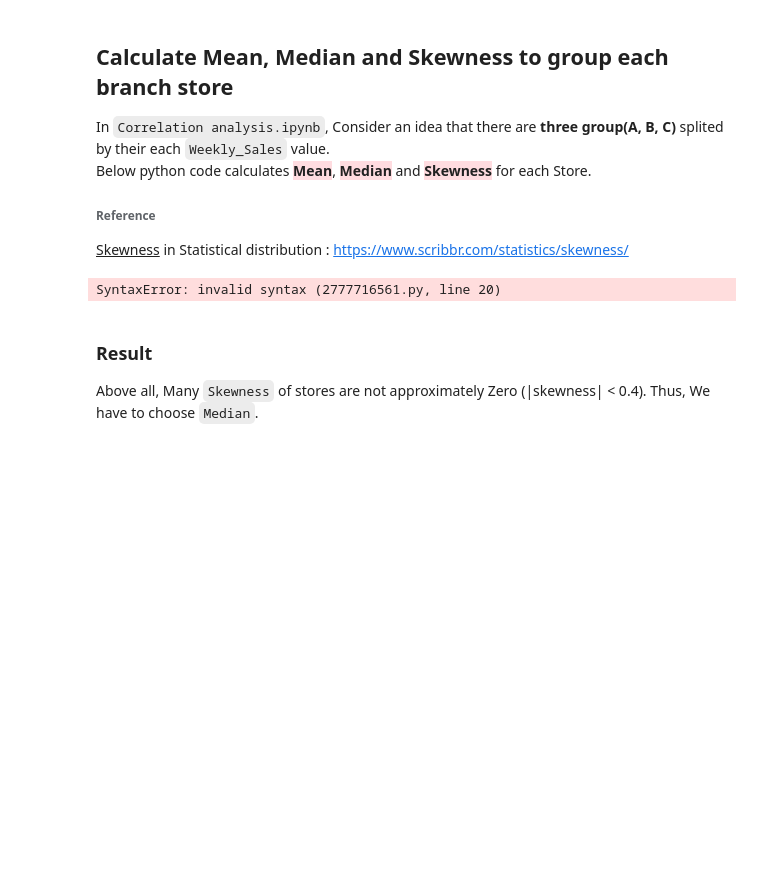
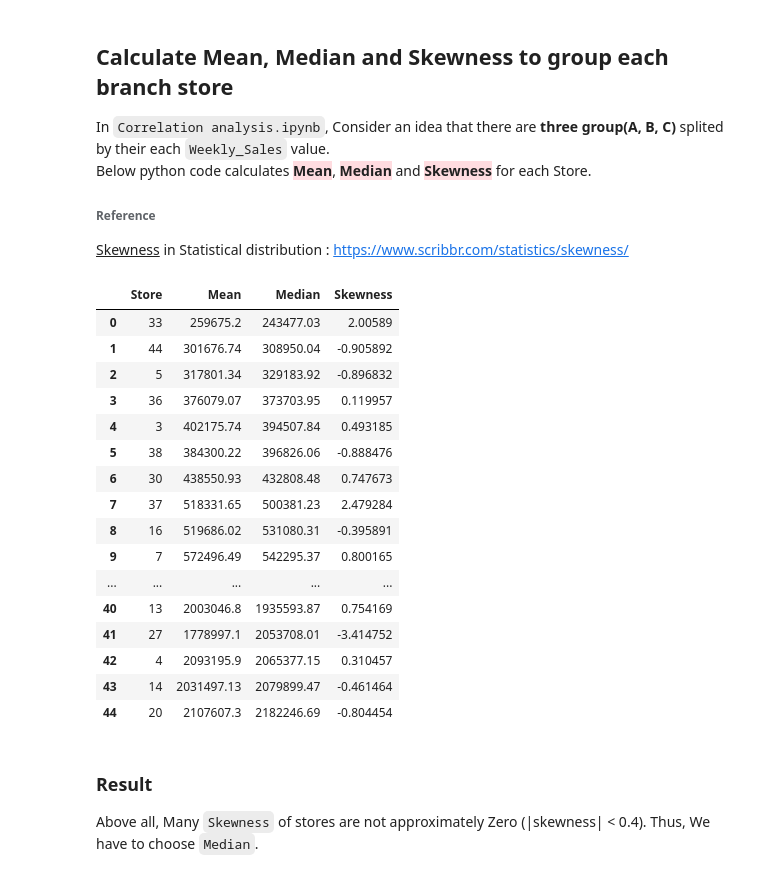
Before and after one commit to sungjk1999/dacon-sales-forecast, a Jupyter notebook: Groupping each branch store.ipynb, the cells around one changed output. Cells and saved outputs as stored; diff of their text form; code cells hidden in the pictures; blank space fills up the shorter version.

```diff
--- a/Groupping each branch store.ipynb
+++ b/Groupping each branch store.ipynb
@@ -16,36 +16,54 @@ tmp = pd.DataFrame()
 tmp["Weekly_Sales"] = train["Weekly_Sales"]
 tmp["Store"] = train["Store"]
 
 
 # A sales[i] is the list of Weekly_Sales values of Store 'i'.
 sales = defaultdict(list)
 for i in range(len(tmp)):
     sales[tmp.loc[i]["Store"]].append(tmp.loc[i]["Weekly_Sales"])
 
 
 # Calculates Mean, Median, and Skewness.
 store_num = train["Store"].max()
-result = pd.DataFrame(index=list(1, range(1, store_num + 1), columns=["Mean", "Median", "Skewness"])
+result = pd.DataFrame(index=list(range(1, store_num + 1)), columns=["Store", "Mean", "Median", "Skewness"])
 for i in range(1, store_num + 1):
+    # Store
+    result.loc[i]["Store"] = i
 
     # Mean
     mean = (sum(sales[i]) / len(sales[i])).round(2)
     result.loc[i]["Mean"] = mean
 
     # Median
     result.loc[i]["Median"] = sales[i][len(sales[i]) // 2]
 
     # Skewness
     std_deviation = 0
     for val in sales[i]:
         std_deviation += (val - mean) ** 2
     std_deviation = (std_deviation / len(sales[i])) ** 0.5
     result.loc[i]["Skewness"] = 3 * (mean - result.loc[i]["Median"]) / std_deviation
 
-result = result.sort_values(by="Median")
+result = result.sort_values(by="Median").reset_index(drop=1)
 result
 # %% [output]
-SyntaxError: invalid syntax (2777716561.py, line 20)
+|  | Store | Mean | Median | Skewness |
+| 0 | 33 | 259675.2 | 243477.03 | 2.00589 |
+| 1 | 44 | 301676.74 | 308950.04 | -0.905892 |
+| 2 | 5 | 317801.34 | 329183.92 | -0.896832 |
+| 3 | 36 | 376079.07 | 373703.95 | 0.119957 |
+| 4 | 3 | 402175.74 | 394507.84 | 0.493185 |
+| 5 | 38 | 384300.22 | 396826.06 | -0.888476 |
+| 6 | 30 | 438550.93 | 432808.48 | 0.747673 |
+| 7 | 37 | 518331.65 | 500381.23 | 2.479284 |
+| 8 | 16 | 519686.02 | 531080.31 | -0.395891 |
+| 9 | 7 | 572496.49 | 542295.37 | 0.800165 |
+| ... | ... | ... | ... | ... |
+| 40 | 13 | 2003046.8 | 1935593.87 | 0.754169 |
+| 41 | 27 | 1778997.1 | 2053708.01 | -3.414752 |
+| 42 | 4 | 2093195.9 | 2065377.15 | 0.310457 |
+| 43 | 14 | 2031497.13 | 2079899.47 | -0.461464 |
+| 44 | 20 | 2107607.3 | 2182246.69 | -0.804454 |
 # %% [markdown]
 ### Result
 
```
Also changed, not shown: parts of 2 cells of this notebook.
